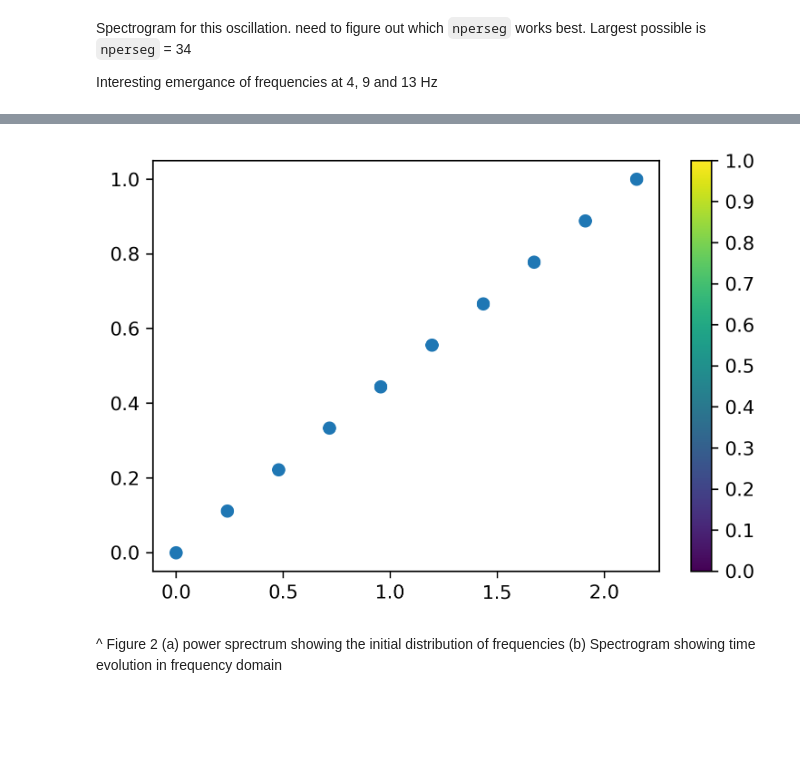
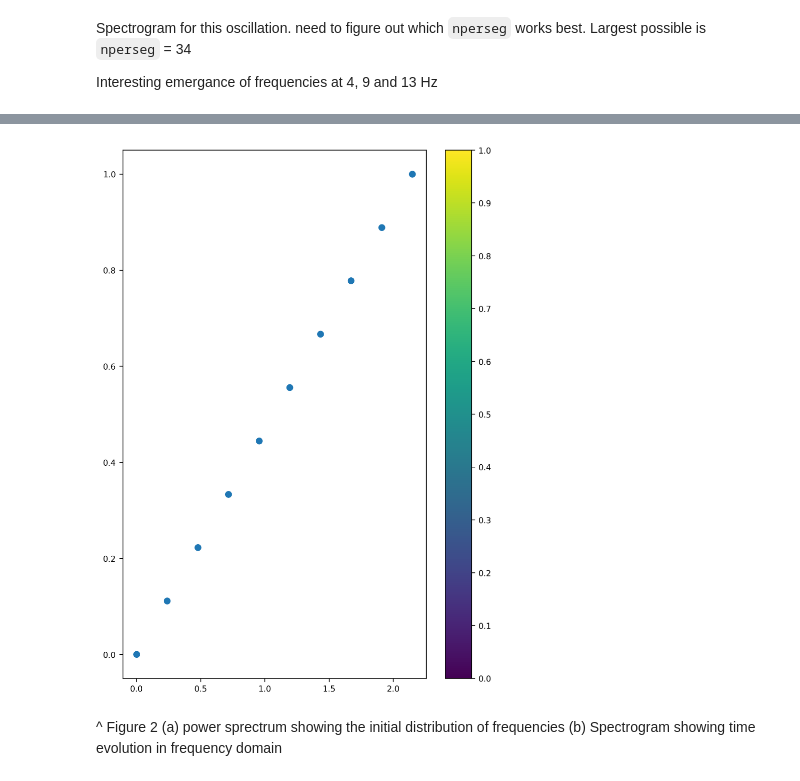
Before and after one commit to kevroi/AdvLab, a Jupyter notebook: fluid_osc/GravityDrivenFluidOscillations.ipynb, the cells around one changed output, grey strips where cells are left out. Saved outputs shown, nothing was run; the diff lists cells and outputs as text; code cells hidden in the pictures; blank space fills up the shorter version.

```diff
--- a/fluid_osc/GravityDrivenFluidOscillations.ipynb
+++ b/fluid_osc/GravityDrivenFluidOscillations.ipynb
@@ -346,10 +357,11 @@ plt.legend(loc='upper left')
 # %%
 v = np.arange(0, 1.1, 0.1,)
+plt.figure(figsize=(7, 10))
 plt.scatter(np.linspace(0,2.15,10), np.linspace(0,1,10))
 plt.colorbar(ticks=v)
 plt.show()
 # %% [output]
-[figure, old version]
+[figure, new version]
 # %% [markdown]
 ^
 Figure 2
```
Also changed, not shown: parts of 12 cells of this notebook.
